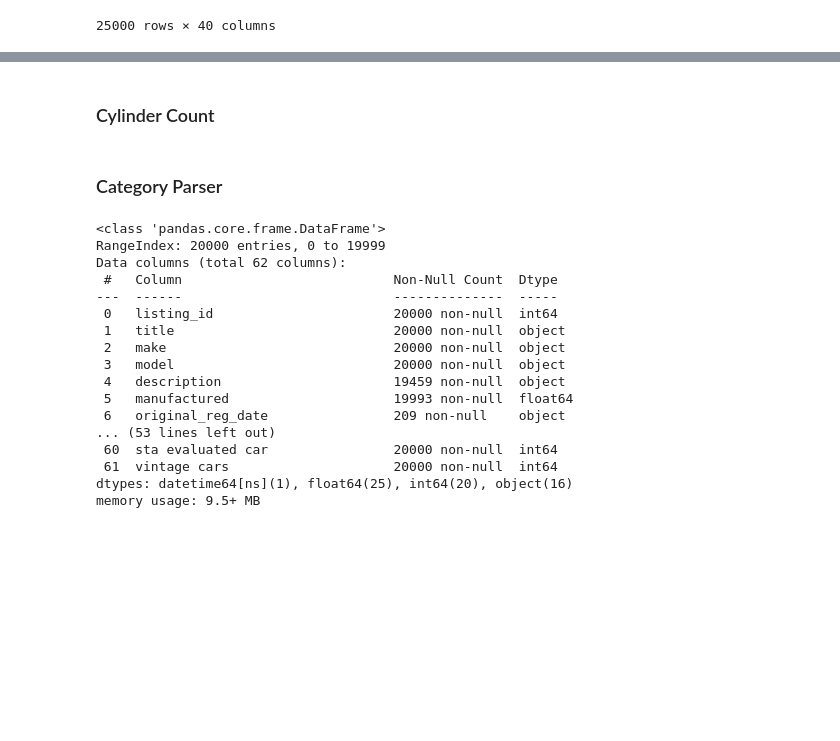
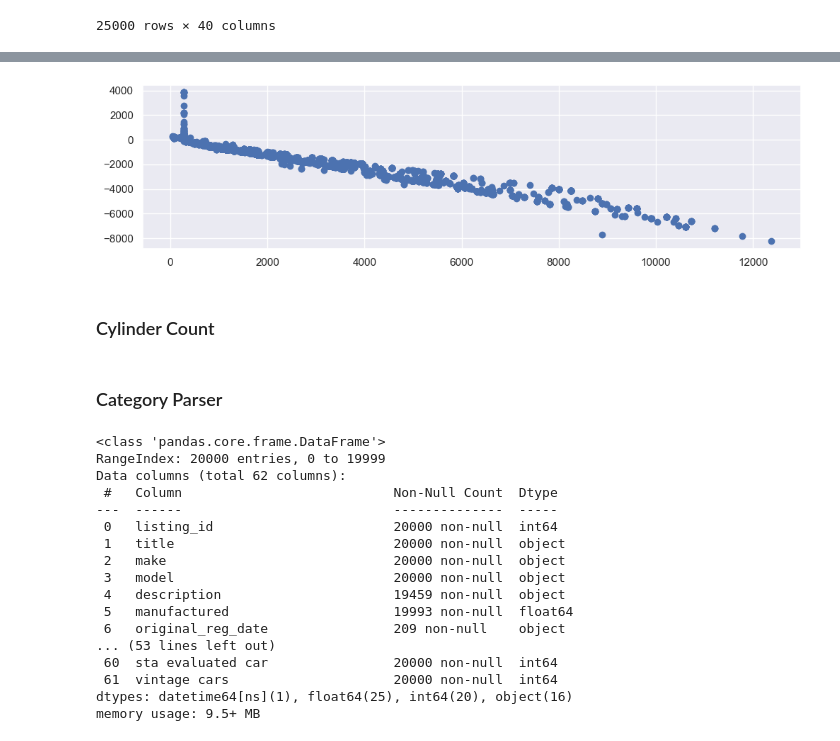
Before and after one commit to melloo21/CS5228_project, a Jupyter notebook: Combined_EDA.ipynb, the cells around one changed output, grey strips where cells are left out. Cells and saved outputs as stored; diff of their text form; code cells hidden in the pictures; blank space fills up the shorter version.

```diff
--- a/Combined_EDA.ipynb
+++ b/Combined_EDA.ipynb
@@ -475,3 +458,8 @@ After Imputation Nan 17956
+# %%
+plt.scatter(x=test.road_tax, y=test.road_tax_diff)
+plt.show()
+# %% [output]
+[figure, added]
 # %% [markdown]
 ### Cylinder Count
 # %%
```
Also changed, not shown: parts of 21 cells of this notebook, 5 other files.
